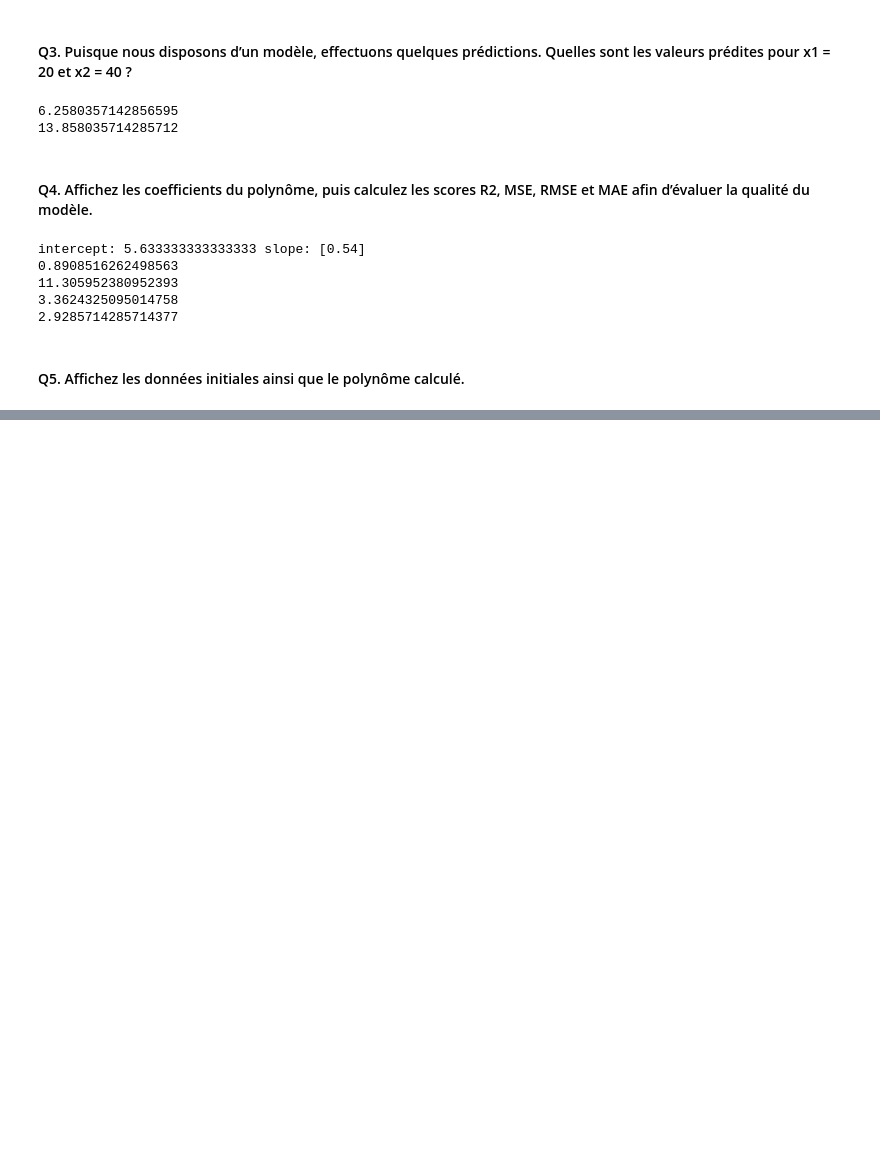
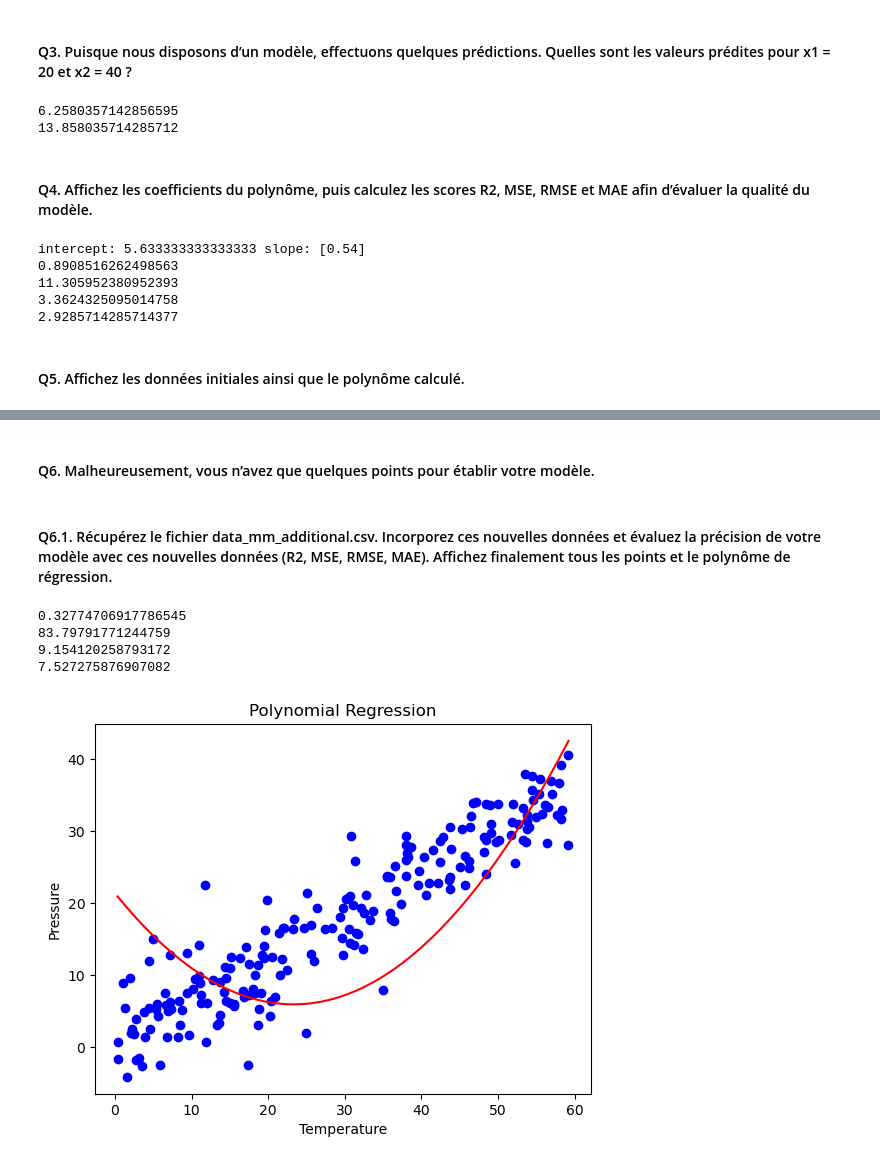
Before and after one commit to AntoineHazebrouck/modelisation-mathematique, a Jupyter notebook: tp5/tp5.ipynb, the cells around one changed output, grey strips where cells are left out. Drawn from its saved outputs; the diff is of its cells as text; code cells hidden in the pictures; blank space fills up the shorter version.

```diff
--- a/tp5/tp5.ipynb
+++ b/tp5/tp5.ipynb
@@ -197,0 +166,42 @@ plt.show()
+# %% [markdown]
+#### Q6. Malheureusement, vous n’avez que quelques points pour établir votre modèle.
+# %% [markdown]
+#### Q6.1. Récupérez le fichier data_mm_additional.csv. Incorporez ces nouvelles données et évaluez la précision de votre modèle avec ces nouvelles données (R2, MSE, RMSE, MAE). Affichez finalement tous les points et le polynôme de régression.
+# %%
+test = pd.read_csv('./tp_mm_05_res/data_mm_additional.csv')
+
+x_test = test['x'].to_numpy().reshape(-1, 1)
+x_test_poly = poly.transform(x_test)
+
+y_test = test['y'].to_numpy()
+
+
+R2 = lin2.score(x_test_poly, y_test)
+MSE = mean_squared_error(y_test, lin2.predict(x_test_poly), squared=True)
+RMSE = mean_squared_error(y_test, lin2.predict(x_test_poly), squared=False)
+MAE = mean_absolute_error(y_test, lin2.predict(x_test_poly))
+
+print(R2)
+print(MSE)
+print(RMSE)
+print(MAE)
+
+
+
+plt.scatter(x_test, y_test, color='blue')
+
+xRegression = np.linspace(x_test.min(), x_test.max()).reshape(-1, 1)
+
+plt.plot(xRegression, lin2.predict(poly.transform(xRegression)),
+         color='red')
+plt.title('Polynomial Regression')
+plt.xlabel('Temperature')
+plt.ylabel('Pressure')
+
+plt.show()
+# %% [output]
+0.32774706917786545
+83.79791771244759
+9.154120258793172
+7.527275876907082
+[figure, added]
```
Also changed, not shown: parts of 11 cells of this notebook, 1 other file.
